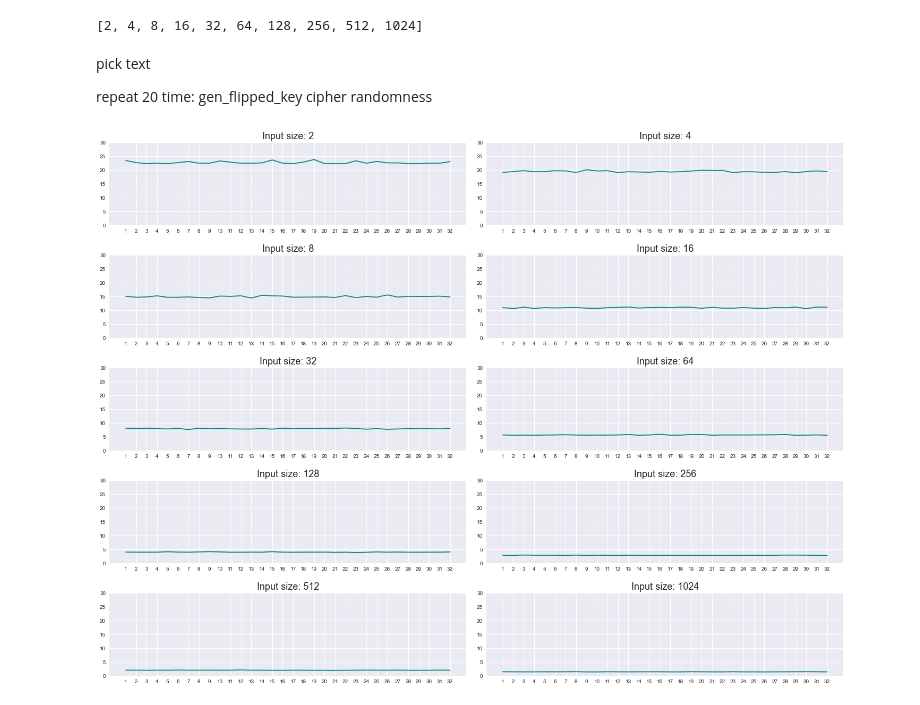
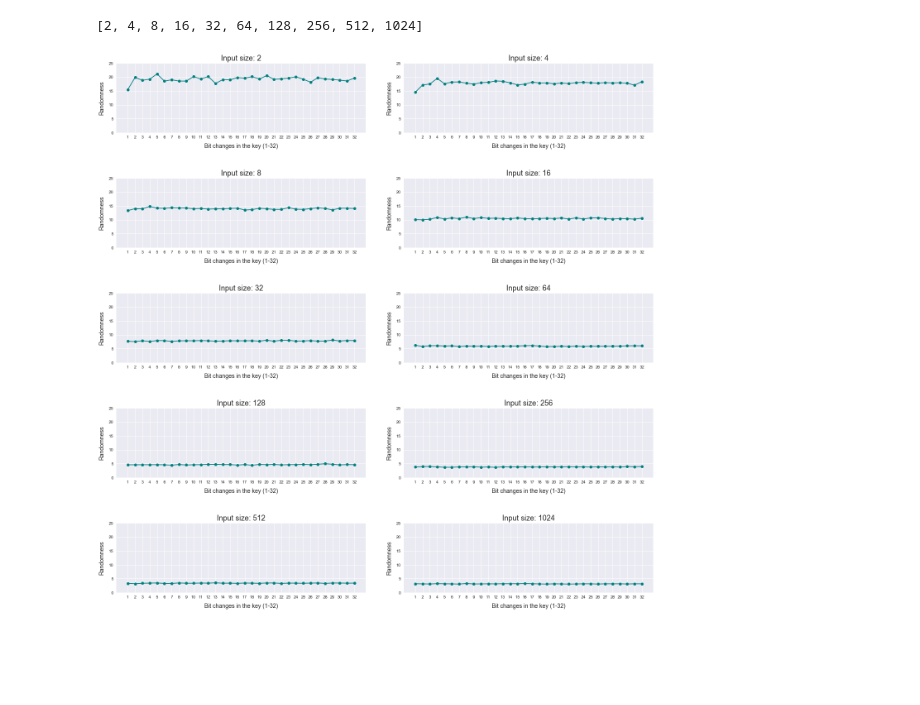
Before and after one commit to nareshram256/Cryptography, a Jupyter notebook: Assignment 3/myRC4.ipynb, the cells around one changed output. Drawn from its saved outputs; the diff is of its cells as text; code cells hidden in the pictures; blank space fills up the shorter version.

```diff
--- a/Assignment 3/myRC4.ipynb
+++ b/Assignment 3/myRC4.ipynb
@@ -89,7 +91,7 @@ def random_flip(byte_str:bytes, bits_to_flip:int) -> bytes:
     return bytes(byte_arr)
 # %%
 k1 = secrets.token_bytes(nbytes=256)
-k2 = random_flip(k1, 2)
+k2 = random_flip(k1, 1)
 # %%
 k1 == k2
 # %% [output]
@@ -113,10 +115,11 @@ b"\x05\x10\xe1\xcb\xe7\xbc\x11\x94\xbfBr\xd6&\xc7\xc4;\nn\xcd\xe6m\x8aSA\x02\xba
 # %%
 def count(text:bytes):
     counters = [0 for i in range(256)]
-    bit_array = "".join(["{:08b}".format(i) for i in text])
+    bit_array = "".join(["{:b}".format(i) for i in text])
 
     for i in range(len(bit_array) - 8):
         counters[int(bit_array[i : i+8], 2)] += 1
+
     return counters
 # %%
-counters = count(cipher)
+counters = count(xor_bytes(c1, c2))
@@ -155,10 +155,3 @@ indices = [2**j for j in range(1, 11)]
 indices
 # %% [output]
 [2, 4, 8, 16, 32, 64, 128, 256, 512, 1024]
-# %% [markdown]
-pick text
-
-repeat 20 time:
-    gen_flipped_key
-    cipher
-    randomness
@@ -167,11 +158,10 @@ key = bytes("Al Jazeera English is a television news channel broadcast to the wo
 # %%
-# k1 = secrets.token_bytes(256)
-k1 = key
-s1_rc4 = RC4(k1)
+k1 = secrets.token_bytes(256)
 
 r_dict = dict()
 for idx in indices:
     subtext = text[:idx]
+    s1_rc4 = RC4(k1)
     c1 = s1_rc4.encrypt(subtext)
 
     r = []
@@ -181,6 +171,8 @@ for idx in indices:
             k2 = random_flip(k1, i)
             s2_rc4 = RC4(k2)
             c2 = s2_rc4.encrypt(subtext)
+            # if i == 0:
+            #     print(f"idx: {idx} | key: {k1 == k2} | cipher, {c1 == c2}\n")
             mix = xor_bytes(c1, c2)
 
             temp.append(randomness(mix))
@@ -189,17 +181,16 @@ for idx in indices:
 
     r_dict[idx] = r
 # %%
-fig = plt.figure(figsize=(20,15))
+fig = plt.figure(figsize=(20,20))
 for i, idx in enumerate(indices):
     plt.subplot(5,2,i+1)
-    plt.plot(range(1,33), np.round(r_dict[idx], 2), label=idx, color='teal')
+    plt.plot(range(1,33), np.round(r_dict[idx], 2), label=idx, color='teal', marker="o")
     plt.xticks(range(1,33))
-    plt.ylim(0,30)
+    plt.ylim(0,25)
     plt.title(f"Input size: {idx}", fontsize=18)
-# plt.xlabel("Bit changes in the key (1-32)", fontsize=18, labelpad=18)
-# plt.ylabel("Randomness", fontsize=18, labelpad=18)
-# plt.legend()
-fig.tight_layout(pad=2)
+    plt.xlabel("Bit changes in the key (1-32)", fontsize=14, labelpad=10)
+    plt.ylabel("Randomness", fontsize=14, labelpad=10)
+fig.tight_layout(pad=5)
 plt.show()
 # %% [output]
-[figure, old version]
+[figure, new version]
```
Also changed, not shown: parts of 8 cells of this notebook.
